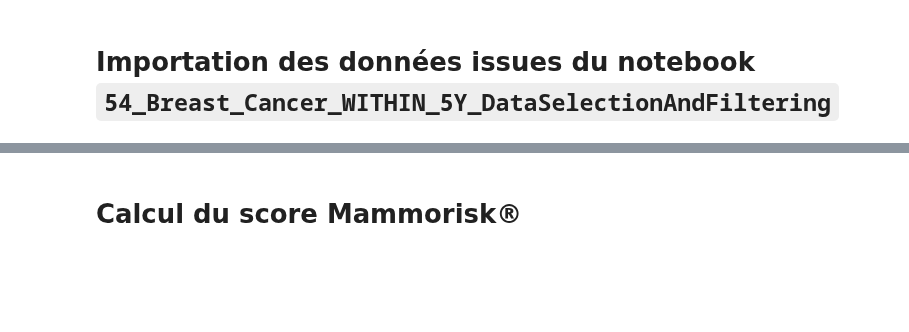
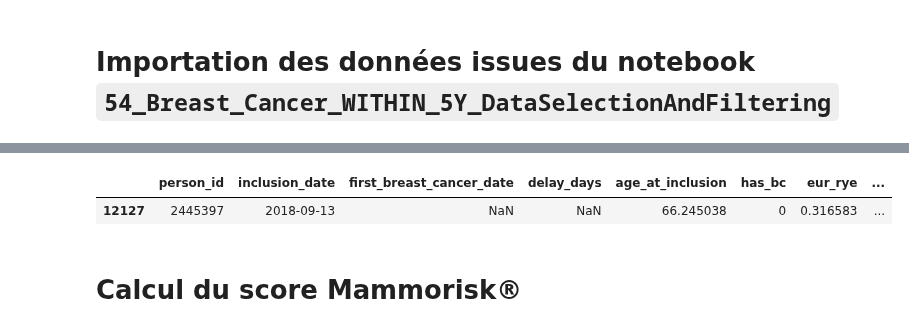
Before and after one commit to RR-DataSciences/Multi-trait-GWAS-in-admixed-populations, a Jupyter notebook: notebooks/56_Run_Mammorisk.ipynb, the cells around one changed output, grey strips where cells are left out. Saved outputs shown, nothing was run; the diff lists cells and outputs as text; code cells hidden in the pictures; blank space fills up the shorter version.

```diff
--- a/notebooks/56_Run_Mammorisk.ipynb
+++ b/notebooks/56_Run_Mammorisk.ipynb
@@ -68,3 +68,8 @@ df_bcscRisk
+# %%
+df_bcscRisk[(df_bcscRisk['person_id'] > 2445350) & (df_bcscRisk['person_id'] < 2445400)]
+# %% [output]
+|  | person_id | inclusion_date | first_breast_cancer_date | delay_days | age_at_inclusion | has_bc | eur_rye | ... |
+| 12127 | 2445397 | 2018-09-13 | NaN | NaN | 66.245038 | 0 | 0.316583 | ... |
 # %% [markdown]
 # Calcul du score Mammorisk®
 # %% [markdown]
```
Also changed, not shown: parts of 12 cells of this notebook, 7 other files.
